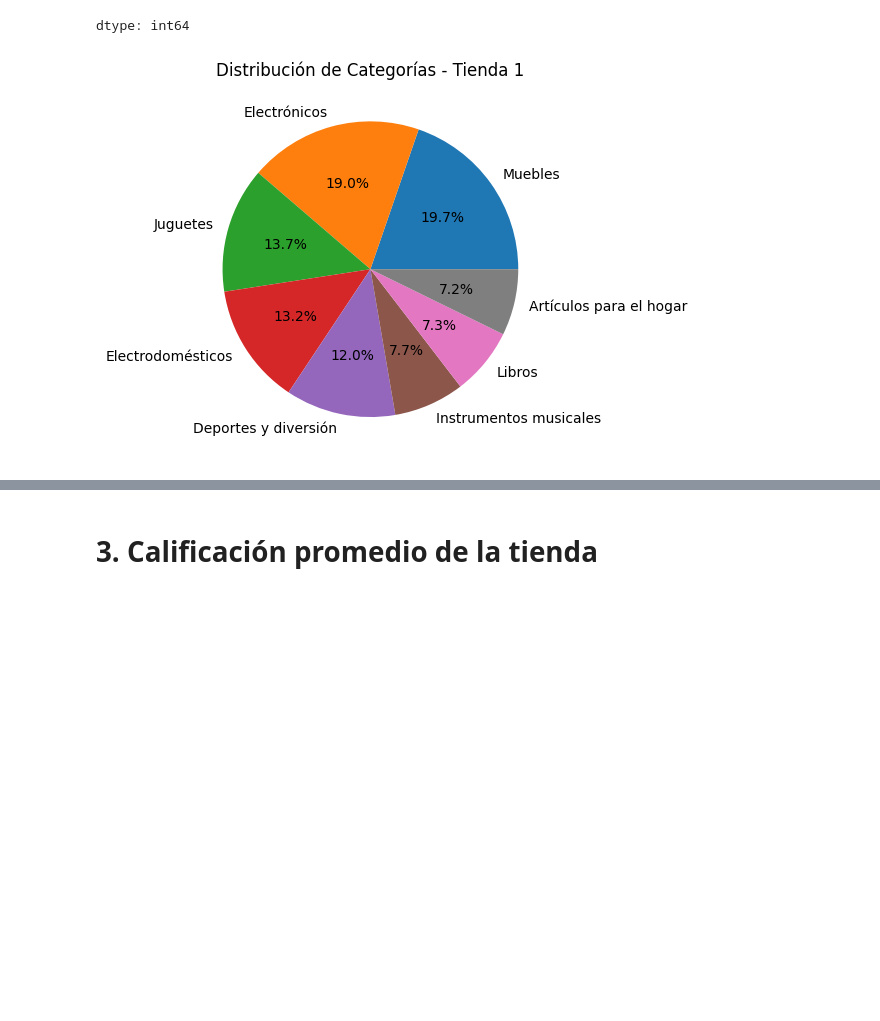
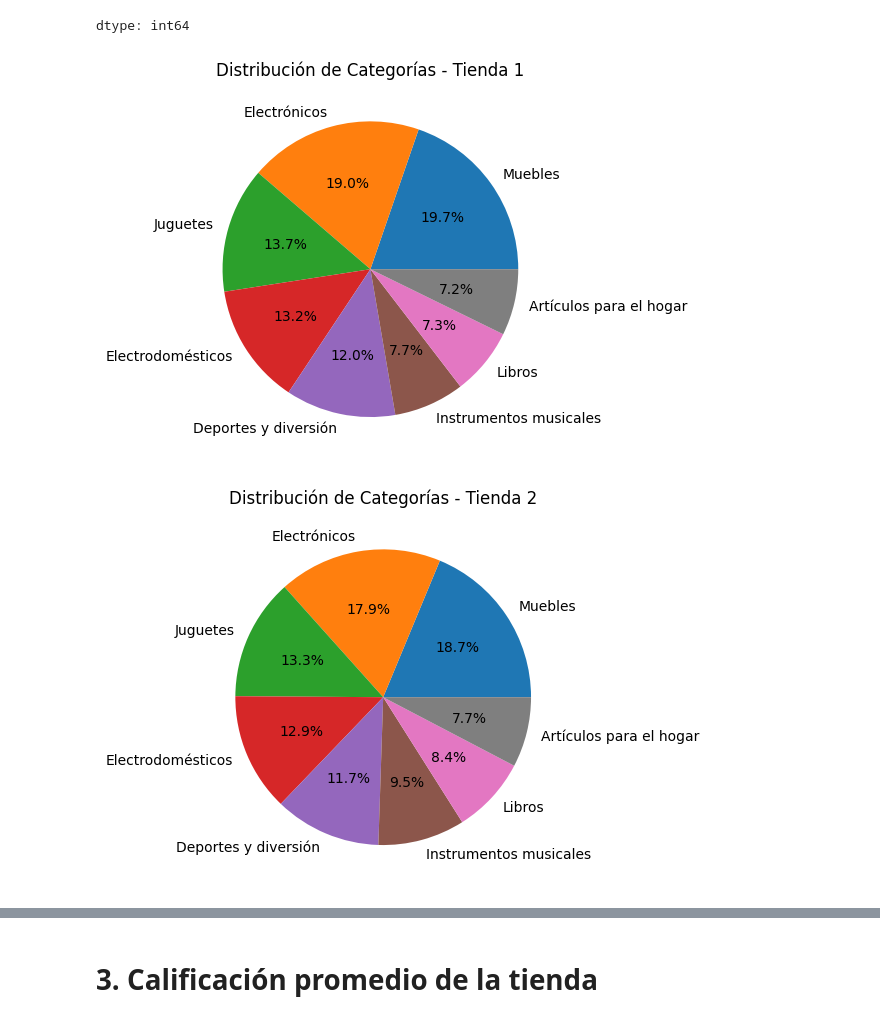
Before and after one commit to SaraRapalino/lura-store-data-science, a Jupyter notebook: AluraStoreLatam.ipynb, the cells around one changed output, grey strips where cells are left out. Drawn from its saved outputs; the diff is of its cells as text; code cells hidden in the pictures; blank space fills up the shorter version.

```diff
--- a/AluraStoreLatam.ipynb
+++ b/AluraStoreLatam.ipynb
@@ -116,10 +116,23 @@ Ventas por categoría para Tienda 2:
 | Libros | 187 |
 | Instrumentos musicales | 170 |
 dtype: int64
-# %%
-ventas_categoria_1.plot(kind="pie", autopct="%1.1f%%")
-plt.title("Distribución de Categorías - Tienda 1")
-plt.ylabel("")
-plt.show()
-# %% [output]
-[figure, removed]
+# %%
+ventas_categoria_1.plot(kind="pie", autopct="%1.1f%%")
+plt.title("Distribución de Categorías - Tienda 1")
+plt.ylabel("")
+plt.show()
+ventas_categoria_2.plot(kind="pie", autopct="%1.1f%%")
+plt.title("Distribución de Categorías - Tienda 2")
+plt.ylabel("")
+plt.show()
+ventas_categoria_3.plot(kind="pie", autopct="%1.1f%%")
+plt.title("Distribución de Categorías - Tienda 3")
+plt.ylabel("")
+plt.show()
+ventas_categoria_4.plot(kind="pie", autopct="%1.1f%%")
+plt.title("Distribución de Categorías - Tienda 4")
+plt.ylabel("")
+plt.show()
+# %% [output]
+[figure, added]
+[figure, added]
```
Also changed, not shown: parts of 1 cell of this notebook.
